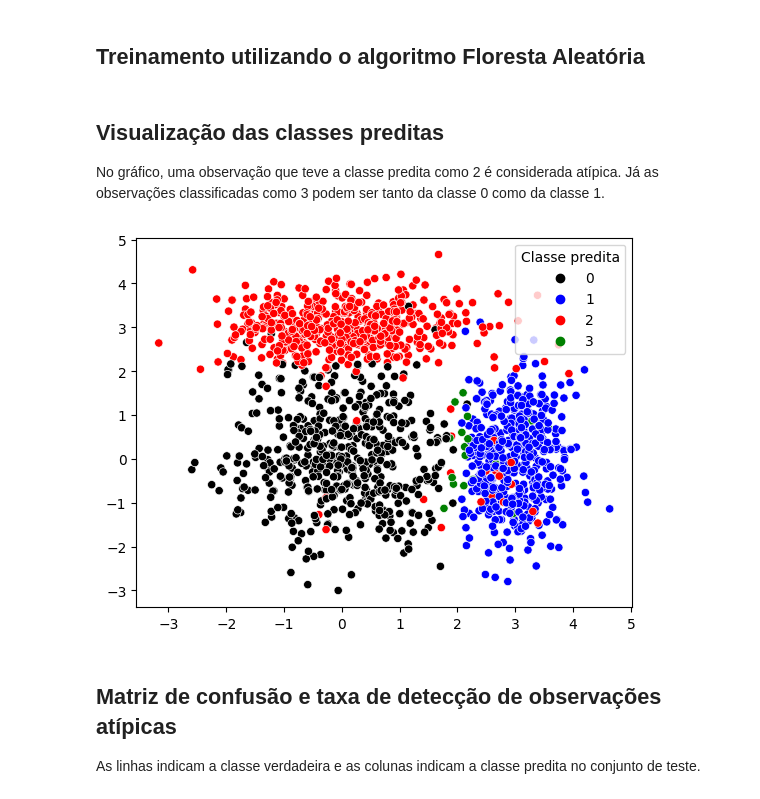
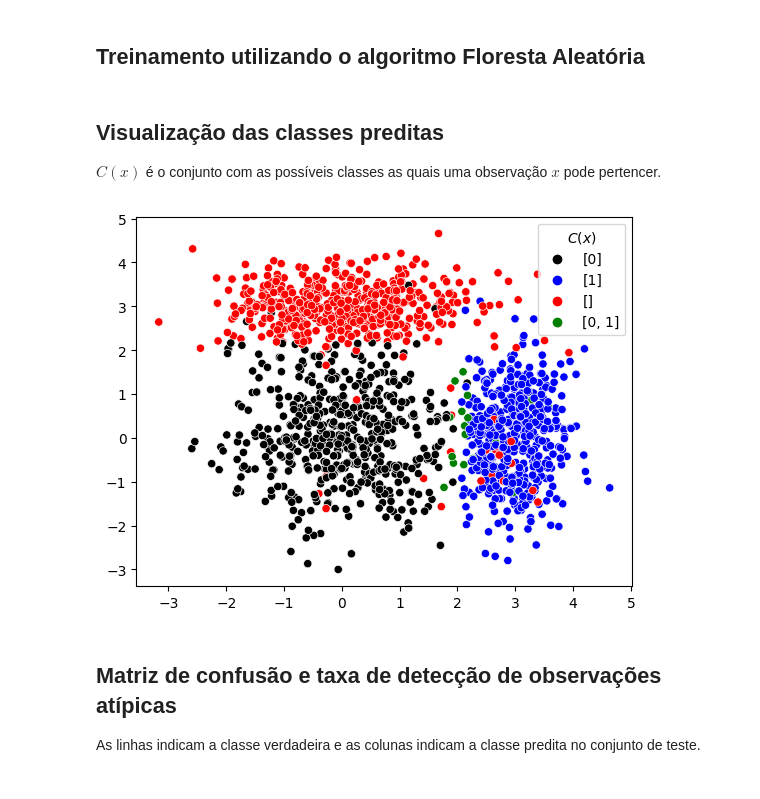
Before and after one commit to mvbdf/PyBCOPS, a Jupyter notebook: exemplo1.ipynb, the cells around one changed output. Drawn from its saved outputs; the diff is of its cells as text; code cells hidden in the pictures.

```diff
--- a/exemplo1.ipynb
+++ b/exemplo1.ipynb
@@ -66,30 +66,21 @@ plt.show()
 ## Treinamento utilizando o algoritmo Floresta Aleatória
 # %%
 prediction_conformal = pb.BCOPS(RandomForestClassifier, X_train, y_train, X_test)
-# %% [markdown]
-## Visualização das classes preditas
-
-No gráfico, uma observação que teve a classe predita como 2 é considerada atípica. Já as observações classificadas como 3 podem ser tanto da classe 0 como da classe 1.
+# %% [markdown]
+## Visualização das classes preditas
+
+$C\left(x\right)$ é o conjunto com as possíveis classes as quais uma observação $x$ pode pertencer.
 # %%
 alpha = 1-0.95
 labels = np.unique(y_train)
-y_pred = np.zeros(prediction_conformal.shape[0], dtype = int)
+y_pred = pb.prediction_sets(prediction_conformal, labels, alpha)
 
-for i in range(prediction_conformal.shape[0]):
-    pred = (prediction_conformal[i,:] > alpha)
-
-    if not (pred[0] or pred[1]):
-        y_pred[i] = 2 # outlier
-    elif pred[0] and pred[1]:
-        y_pred[i] = 3 # ambas as classes
-    else:
-        y_pred[i] = labels[pred][0] # apenas uma das classes
-
-sns.scatterplot(x = X_test[:,0], y = X_test[:,1], hue = y_pred, palette=['black', 'blue', 'red', 'green'])
-plt.legend(title = "Classe predita")
+sets = [str(i) for i in y_pred]
+sns.scatterplot(x = X_test[:,0], y = X_test[:,1], hue = sets, palette=['black', 'blue', 'red', 'green'])
+plt.legend(title = r"$C\left(x\right)$")
 plt.show()
 # %% [output]
-[figure, old version]
+[figure, new version]
 # %% [markdown]
 ## Matriz de confusão e taxa de detecção de observações atípicas
 
```
Also changed, not shown: parts of 2 cells of this notebook, 1 other file.
